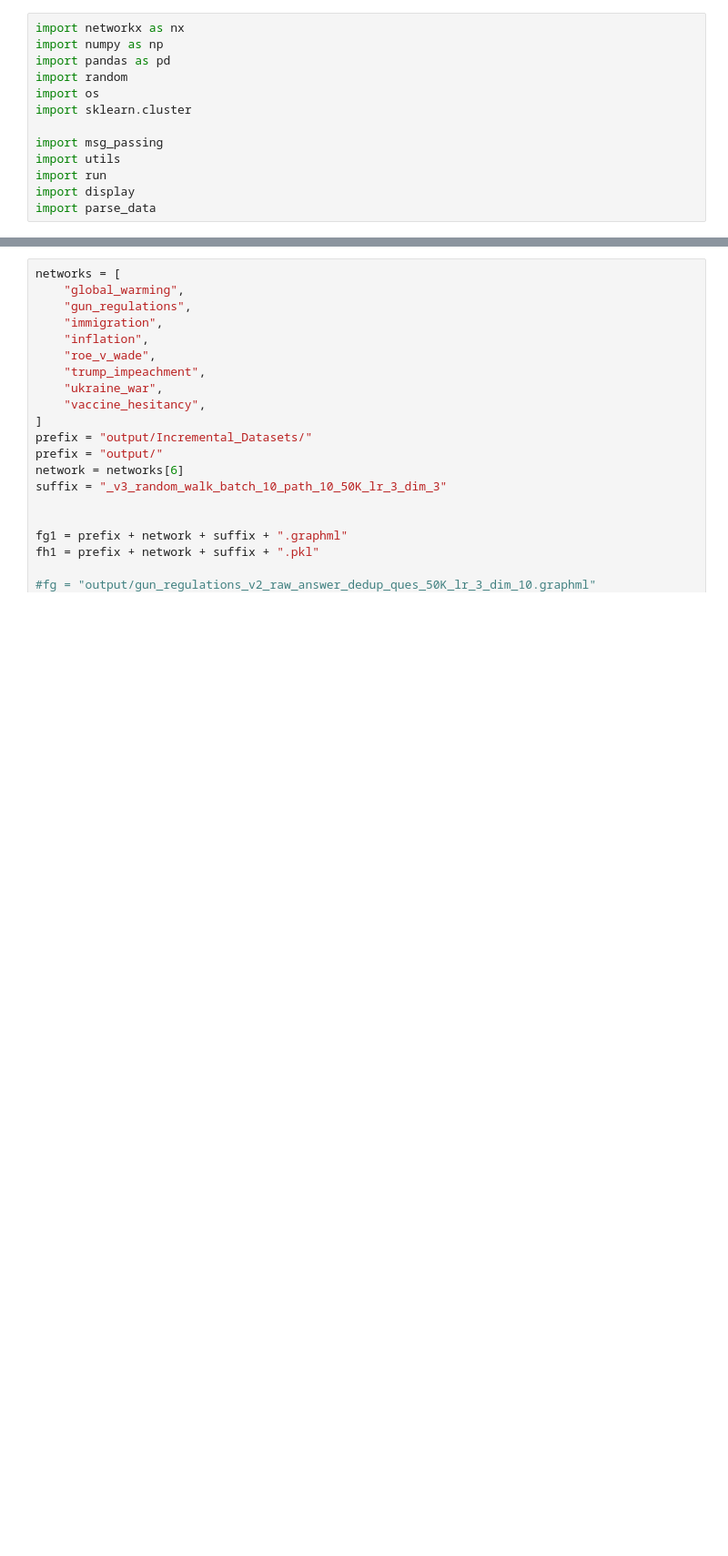
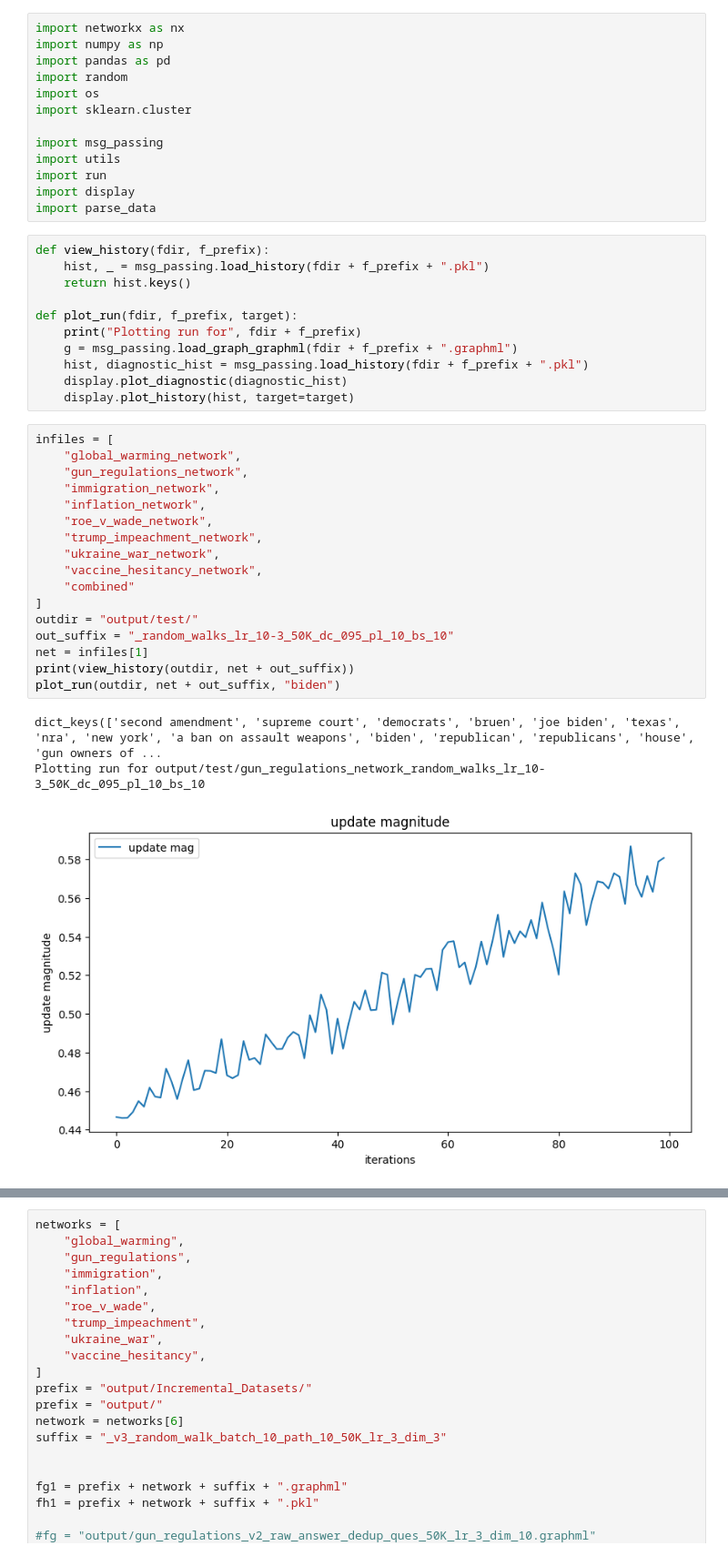
Before and after one commit to DavidChong2523/Message-Passing, a Jupyter notebook: msg_passing.ipynb, the cells around one changed output, grey strips where cells are left out. Shown at 91% size. Saved outputs shown, nothing was run; the diff lists cells and outputs as text; blank space fills up the shorter version.

```diff
--- a/msg_passing.ipynb
+++ b/msg_passing.ipynb
@@ -14,3 +14,35 @@ import utils
 import run
 import display
 import parse_data
+# %%
+def view_history(fdir, f_prefix):
+    hist, _ = msg_passing.load_history(fdir + f_prefix + ".pkl")
+    return hist.keys()
+
+def plot_run(fdir, f_prefix, target):
+    print("Plotting run for", fdir + f_prefix)
+    g = msg_passing.load_graph_graphml(fdir + f_prefix + ".graphml")
+    hist, diagnostic_hist = msg_passing.load_history(fdir + f_prefix + ".pkl")
+    display.plot_diagnostic(diagnostic_hist)
+    display.plot_history(hist, target=target)
+# %%
+infiles = [
+    "global_warming_network",
+    "gun_regulations_network",
+    "immigration_network",
+    "inflation_network",
+    "roe_v_wade_network",
+    "trump_impeachment_network",
+    "ukraine_war_network",
+    "vaccine_hesitancy_network",
+    "combined"
+]
+outdir = "output/test/"
+out_suffix = "_random_walks_lr_10-3_50K_dc_095_pl_10_bs_10"
+net = infiles[1]
+print(view_history(outdir, net + out_suffix))
+plot_run(outdir, net + out_suffix, "biden")
+# %% [output]
+dict_keys(['second amendment', 'supreme court', 'democrats', 'bruen', 'joe biden', 'texas', 'nra', 'new york', 'a ban on assault weapons', 'biden', 'republican', 'republicans', 'house', 'gun owners of ...
+Plotting run for output/test/gun_regulations_network_random_walks_lr_10-3_50K_dc_095_pl_10_bs_10
+[figure, added]
```
Also changed, not shown: parts of 1 cell of this notebook, 5 other files.
